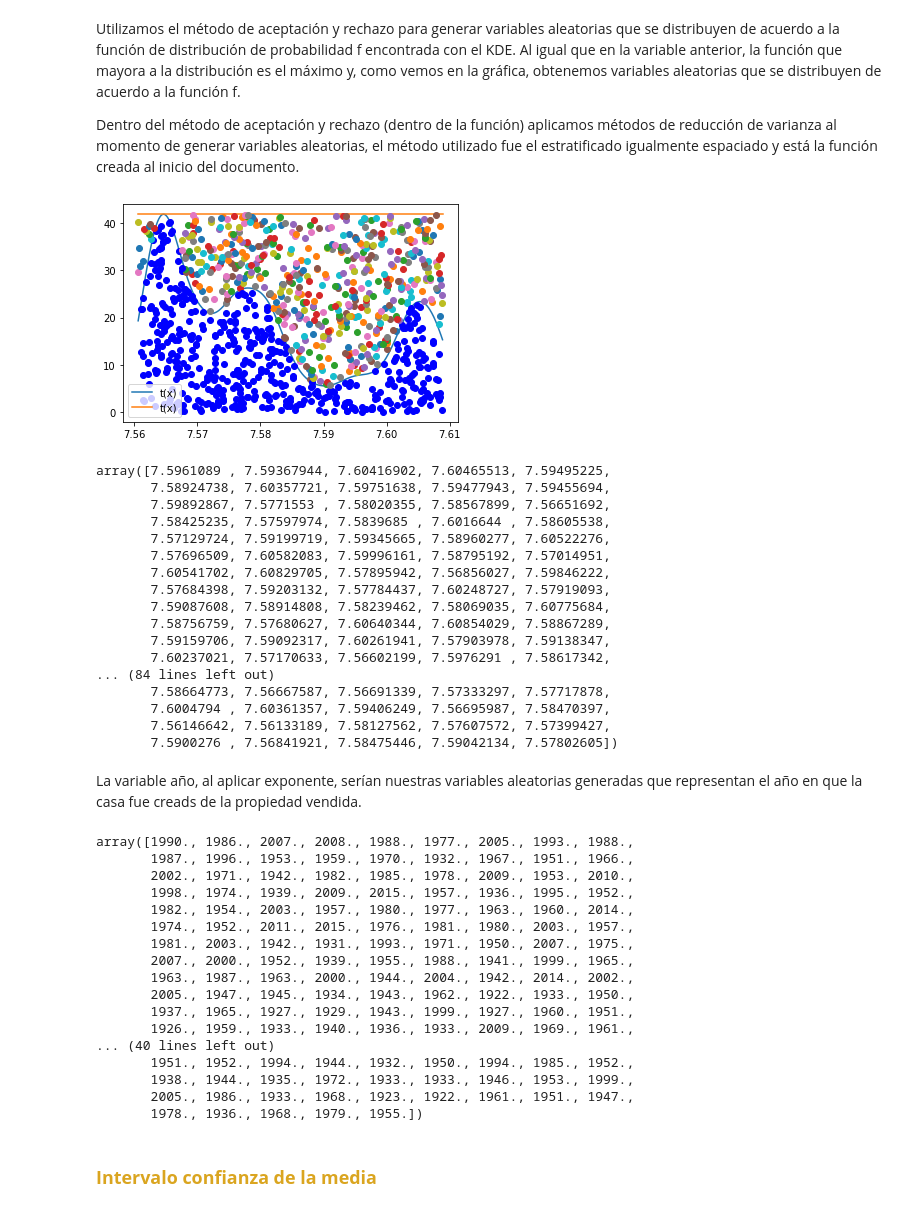
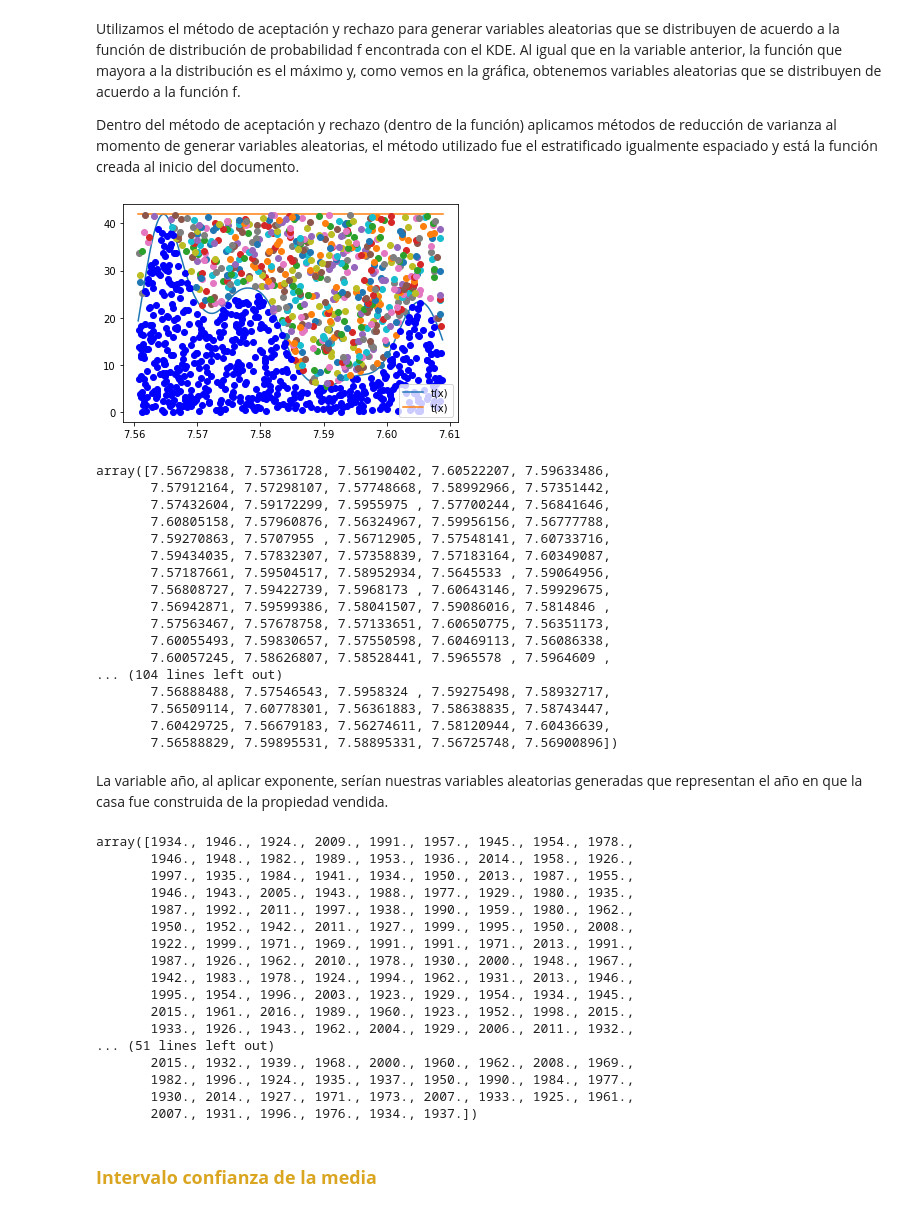
Before and after one commit to danielperhez/Proyecto_PRivera_CPerez, a Jupyter notebook: ProyectoModulo1_RiveraP_PérezC.ipynb, the cells around one changed output. Cells and saved outputs as stored; diff of their text form; code cells hidden in the pictures.

```diff
--- a/ProyectoModulo1_RiveraP_PérezC.ipynb
+++ b/ProyectoModulo1_RiveraP_PérezC.ipynb
@@ -555,7 +555,7 @@ def resultados(dias:'Número de días a simular'):
 # <font color=darkOrange>**Importamos los datos**</font>
 # %%
 data = pd.read_csv('nyc-rolling-sales 2.csv')
-data = data[['TOTAL UNITS', 'SALE PRICE', 'SALE DATE', 'GROSS SQUARE FEET', 'YEAR BUILT']]
+data = data[['SALE PRICE', 'SALE DATE', 'GROSS SQUARE FEET', 'YEAR BUILT']]
 data = data.replace(' -  ', np.nan).dropna()
 data = data[data['YEAR BUILT'] > 1920]
 data
@@ -1502,50 +1445,50 @@ Utilizamos el método de aceptación y rechazo para generar variables aleatorias
 
 Dentro del método de aceptación y rechazo (dentro de la función) aplicamos métodos de reducción de varianza al momento de generar variables aleatorias, el método utilizado fue el estratificado igualmente espaciado y está la función creada al inicio del documento.
 # %%
-v_a_year = generar_aleatorias_reducc_var(500, f4, 7.565, xx4, v4_data, estra_igualmente_espaciado, 500)
+v_a_year = generar_aleatorias_reducc_var(600, f4, 7.565, xx4, v4_data, estra_igualmente_espaciado, 600)
 v_a_year
 # %% [output]
-[figure, old version]
+[figure, new version]
-array([7.5961089 , 7.59367944, 7.60416902, 7.60465513, 7.59495225,
-       7.58924738, 7.60357721, 7.59751638, 7.59477943, 7.59455694,
-       7.59892867, 7.5771553 , 7.58020355, 7.58567899, 7.56651692,
-       7.58425235, 7.57597974, 7.5839685 , 7.6016644 , 7.58605538,
-       7.57129724, 7.59199719, 7.59345665, 7.58960277, 7.60522276,
-       7.57696509, 7.60582083, 7.59996161, 7.58795192, 7.57014951,
-       7.60541702, 7.60829705, 7.57895942, 7.56856027, 7.59846222,
-       7.57684398, 7.59203132, 7.57784437, 7.60248727, 7.57919093,
-       7.59087608, 7.58914808, 7.58239462, 7.58069035, 7.60775684,
-       7.58756759, 7.57680627, 7.60640344, 7.60854029, 7.58867289,
-       7.59159706, 7.59092317, 7.60261941, 7.57903978, 7.59138347,
-       7.60237021, 7.57170633, 7.56602199, 7.5976291 , 7.58617342,
-... (84 lines left out)
-       7.58664773, 7.56667587, 7.56691339, 7.57333297, 7.57717878,
-       7.6004794 , 7.60361357, 7.59406249, 7.56695987, 7.58470397,
-       7.56146642, 7.56133189, 7.58127562, 7.57607572, 7.57399427,
-       7.5900276 , 7.56841921, 7.58475446, 7.59042134, 7.57802605])
+array([7.56729838, 7.57361728, 7.56190402, 7.60522207, 7.59633486,
+       7.57912164, 7.57298107, 7.57748668, 7.58992966, 7.57351442,
+       7.57432604, 7.59172299, 7.5955975 , 7.57700244, 7.56841646,
+       7.60805158, 7.57960876, 7.56324967, 7.59956156, 7.56777788,
+       7.59270863, 7.5707955 , 7.56712905, 7.57548141, 7.60733716,
+       7.59434035, 7.57832307, 7.57358839, 7.57183164, 7.60349087,
+       7.57187661, 7.59504517, 7.58952934, 7.5645533 , 7.59064956,
+       7.56808727, 7.59422739, 7.5968173 , 7.60643146, 7.59929675,
+       7.56942871, 7.59599386, 7.58041507, 7.59086016, 7.5814846 ,
+       7.57563467, 7.57678758, 7.57133651, 7.60650775, 7.56351173,
+       7.60055493, 7.59830657, 7.57550598, 7.60469113, 7.56086338,
+       7.60057245, 7.58626807, 7.58528441, 7.5965578 , 7.5964609 ,
+... (104 lines left out)
+       7.56888488, 7.57546543, 7.5958324 , 7.59275498, 7.58932717,
+       7.56509114, 7.60778301, 7.56361883, 7.58638835, 7.58743447,
+       7.60429725, 7.56679183, 7.56274611, 7.58120944, 7.60436639,
+       7.56588829, 7.59895531, 7.58895331, 7.56725748, 7.56900896])
 # %% [markdown]
-La variable año, al aplicar exponente, serían nuestras variables aleatorias generadas que representan el año en que la casa fue creads de la propiedad vendida.
+La variable año, al aplicar exponente, serían nuestras variables aleatorias generadas que representan el año en que la casa fue construida de la propiedad vendida.
 # %%
 año = np.round(np.exp(v_a_year))
 año
 # %% [output]
-array([1990., 1986., 2007., 2008., 1988., 1977., 2005., 1993., 1988.,
-       1987., 1996., 1953., 1959., 1970., 1932., 1967., 1951., 1966.,
-       2002., 1971., 1942., 1982., 1985., 1978., 2009., 1953., 2010.,
-       1998., 1974., 1939., 2009., 2015., 1957., 1936., 1995., 1952.,
-       1982., 1954., 2003., 1957., 1980., 1977., 1963., 1960., 2014.,
-       1974., 1952., 2011., 2015., 1976., 1981., 1980., 2003., 1957.,
-       1981., 2003., 1942., 1931., 1993., 1971., 1950., 2007., 1975.,
-       2007., 2000., 1952., 1939., 1955., 1988., 1941., 1999., 1965.,
-       1963., 1987., 1963., 2000., 1944., 2004., 1942., 2014., 2002.,
-       2005., 1947., 1945., 1934., 1943., 1962., 1922., 1933., 1950.,
-       1937., 1965., 1927., 1929., 1943., 1999., 1927., 1960., 1951.,
-       1926., 1959., 1933., 1940., 1936., 1933., 2009., 1969., 1961.,
-... (40 lines left out)
-       1951., 1952., 1994., 1944., 1932., 1950., 1994., 1985., 1952.,
-       1938., 1944., 1935., 1972., 1933., 1933., 1946., 1953., 1999.,
-       2005., 1986., 1933., 1968., 1923., 1922., 1961., 1951., 1947.,
-       1978., 1936., 1968., 1979., 1955.])
+array([1934., 1946., 1924., 2009., 1991., 1957., 1945., 1954., 1978.,
+       1946., 1948., 1982., 1989., 1953., 1936., 2014., 1958., 1926.,
+       1997., 1935., 1984., 1941., 1934., 1950., 2013., 1987., 1955.,
+       1946., 1943., 2005., 1943., 1988., 1977., 1929., 1980., 1935.,
+       1987., 1992., 2011., 1997., 1938., 1990., 1959., 1980., 1962.,
+       1950., 1952., 1942., 2011., 1927., 1999., 1995., 1950., 2008.,
+       1922., 1999., 1971., 1969., 1991., 1991., 1971., 2013., 1991.,
+       1987., 1926., 1962., 2010., 1978., 1930., 2000., 1948., 1967.,
+       1942., 1983., 1978., 1924., 1994., 1962., 1931., 2013., 1946.,
+       1995., 1954., 1996., 2003., 1923., 1929., 1954., 1934., 1945.,
+       2015., 1961., 2016., 1989., 1960., 1923., 1952., 1998., 2015.,
+       1933., 1926., 1943., 1962., 2004., 1929., 2006., 2011., 1932.,
+... (51 lines left out)
+       2015., 1932., 1939., 1968., 2000., 1960., 1962., 2008., 1969.,
+       1982., 1996., 1924., 1935., 1937., 1950., 1990., 1984., 1977.,
+       1930., 2014., 1927., 1971., 1973., 2007., 1933., 1925., 1961.,
+       2007., 1931., 1996., 1976., 1934., 1937.])
 # %% [markdown]
 ### <font color=GoldenRod>**Intervalo confianza de la media**</font>
 # %% [markdown]
```
Also changed, not shown: parts of 107 cells of this notebook.
